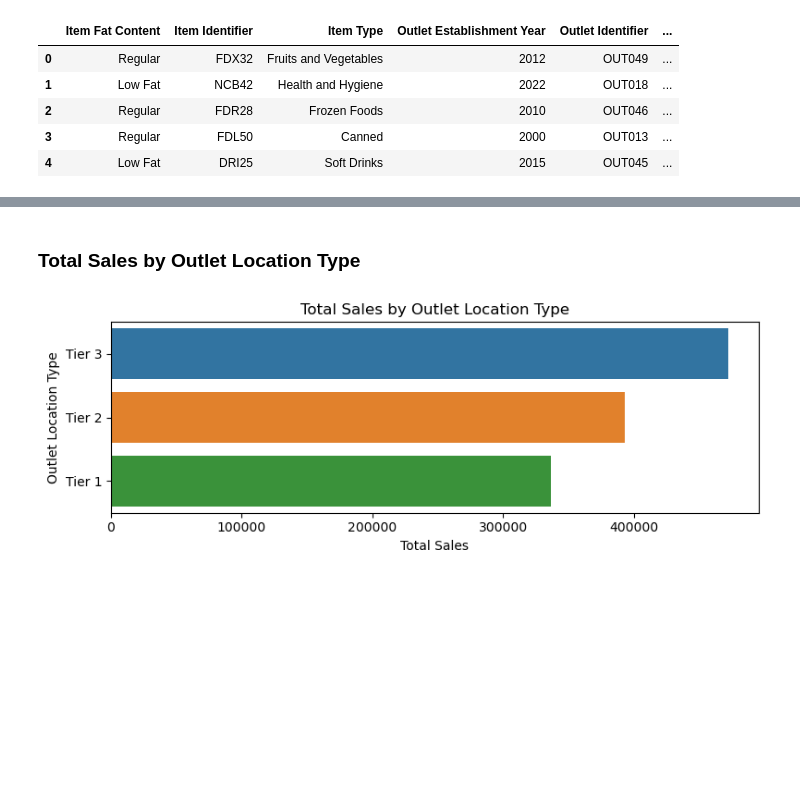
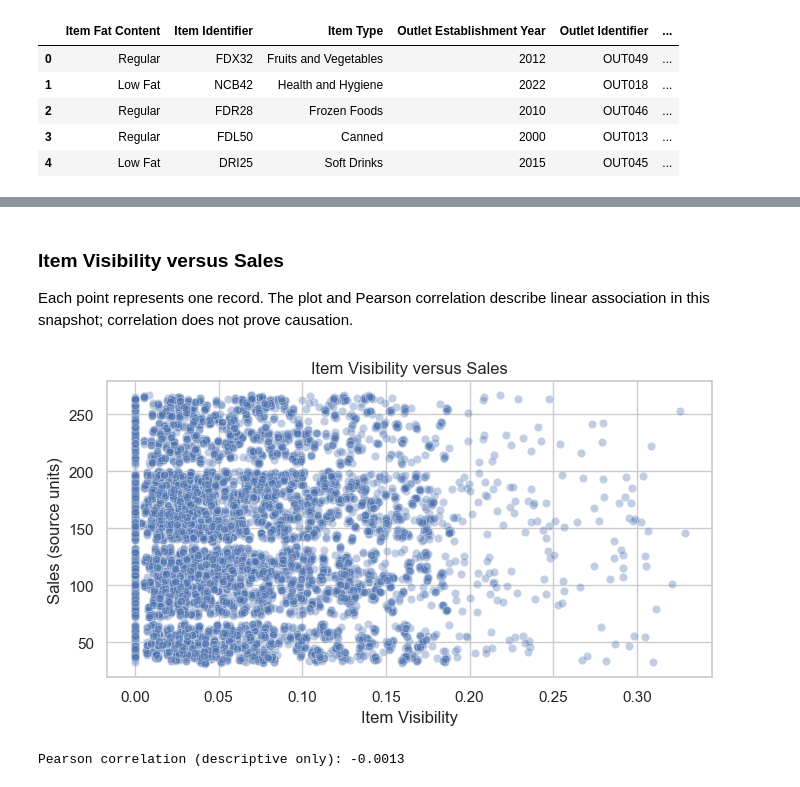
Before and after one commit to Prafulkin/blinkit-sales-analysis, a Jupyter notebook: Blinkit_Data_Analysis_Python.ipynb, the cells around one changed output, grey strips where cells are left out. Saved outputs shown, nothing was run; the diff lists cells and outputs as text; code cells hidden in the pictures; blank space fills up the shorter version.

```diff
--- a/Blinkit_Data_Analysis_Python.ipynb
+++ b/Blinkit_Data_Analysis_Python.ipynb
@@ -5,6 +9,10 @@
 # %%
+from pathlib import Path
+
+import matplotlib.pyplot as plt
 import numpy as np
 import pandas as pd
-import matplotlib.pyplot as plt
 import seaborn as sns
+
+sns.set_theme(style="whitegrid", palette="deep")
 # %% [markdown]
@@ -12,2 +21,10 @@ import seaborn as sns
 # %%
-df = pd.read_csv("BlinkIT Grocery Data.csv")
+ROOT = Path.cwd()
+if not (ROOT / "Dataset").is_dir():
+    ROOT = Path.cwd().parent if (Path.cwd().parent / "Dataset").is_dir() else ROOT
+DATA_PATH = ROOT / "Dataset" / "BlinkIT Grocery Data.csv"
+if not DATA_PATH.is_file():
+    raise FileNotFoundError(f"Raw dataset not found: {DATA_PATH}")
+raw_df = pd.read_csv(DATA_PATH)
+df = raw_df.copy()
+print(f"Loaded {len(df):,} records from {DATA_PATH}")
@@ -61,6 +153,7 @@ array(['Regular', 'Low Fat', 'low fat', 'LF', 'reg'], dtype=object)
 # %%
-df['Item Fat Content'] = df['Item Fat Content'].replace({
-    'LF':'Low Fat',
-    'low fat':'Low Fat',
-    'reg':'Regular'
-})
+print("Numeric type validation:")
+for column in ["Outlet Establishment Year", "Item Visibility", "Item Weight", "Sales", "Rating"]:
+    print(f"{column}: {df[column].dtype}")
+assert pd.api.types.is_numeric_dtype(df["Sales"])
+assert pd.api.types.is_numeric_dtype(df["Rating"])
+assert df["Sales"].notna().all() and df["Rating"].notna().all()
@@ -188,18 +294,15 @@ plt.show()
 # %% [markdown]
-### **Total Sales by Outlet Location Type**
+### Item Visibility versus Sales
+Each point represents one record. The plot and Pearson correlation describe linear association in this snapshot; correlation does not prove causation.
 # %%
-sales_by_location = df.groupby('Outlet Location Type')['Sales'].sum().reset_index()
-sales_by_location = sales_by_location.sort_values('Sales', ascending=False)
-
-plt.figure(figsize=(8, 3))  # Smaller height, enough width
-ax = sns.barplot(x='Sales', y='Outlet Location Type', data=sales_by_location)
-
-plt.title('Total Sales by Outlet Location Type')
-plt.xlabel('Total Sales')
-plt.ylabel('Outlet Location Type')
-
-plt.tight_layout()  # Ensures Layout fits without scroll
+visibility_corr = df["Item Visibility"].corr(df["Sales"], method="pearson")
+fig, ax = plt.subplots(figsize=(7, 4))
+sns.scatterplot(data=df, x="Item Visibility", y="Sales", alpha=0.35, ax=ax)
+ax.set(title="Item Visibility versus Sales", xlabel="Item Visibility", ylabel="Sales (source units)")
+plt.tight_layout()
 plt.show()
+print(f"Pearson correlation (descriptive only): {visibility_corr:.4f}")
 # %% [output]
-[figure, old version]
+[figure, new version]
+Pearson correlation (descriptive only): -0.0013
 # %%
```
Also changed, not shown: parts of 37 cells of this notebook, 11 other files.
